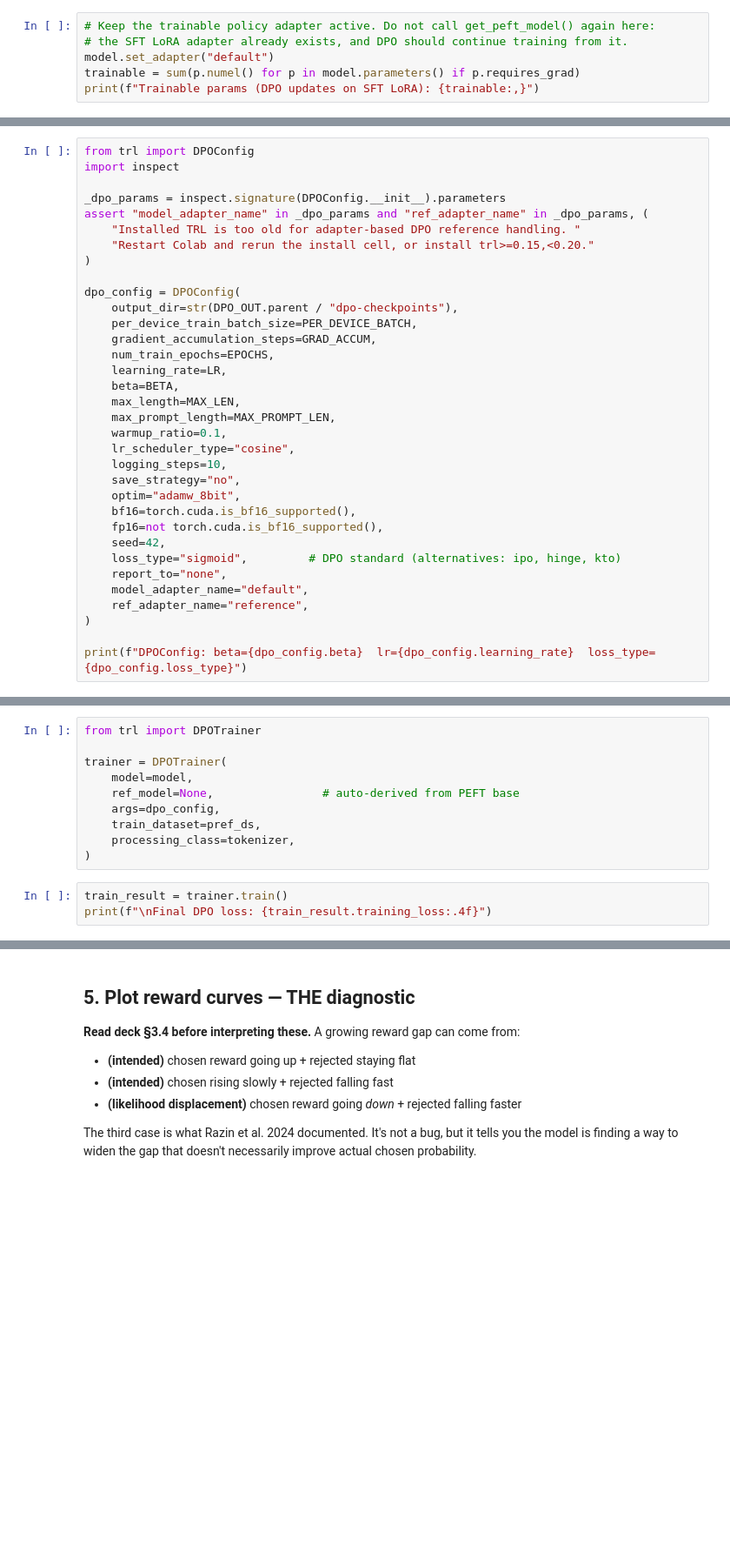
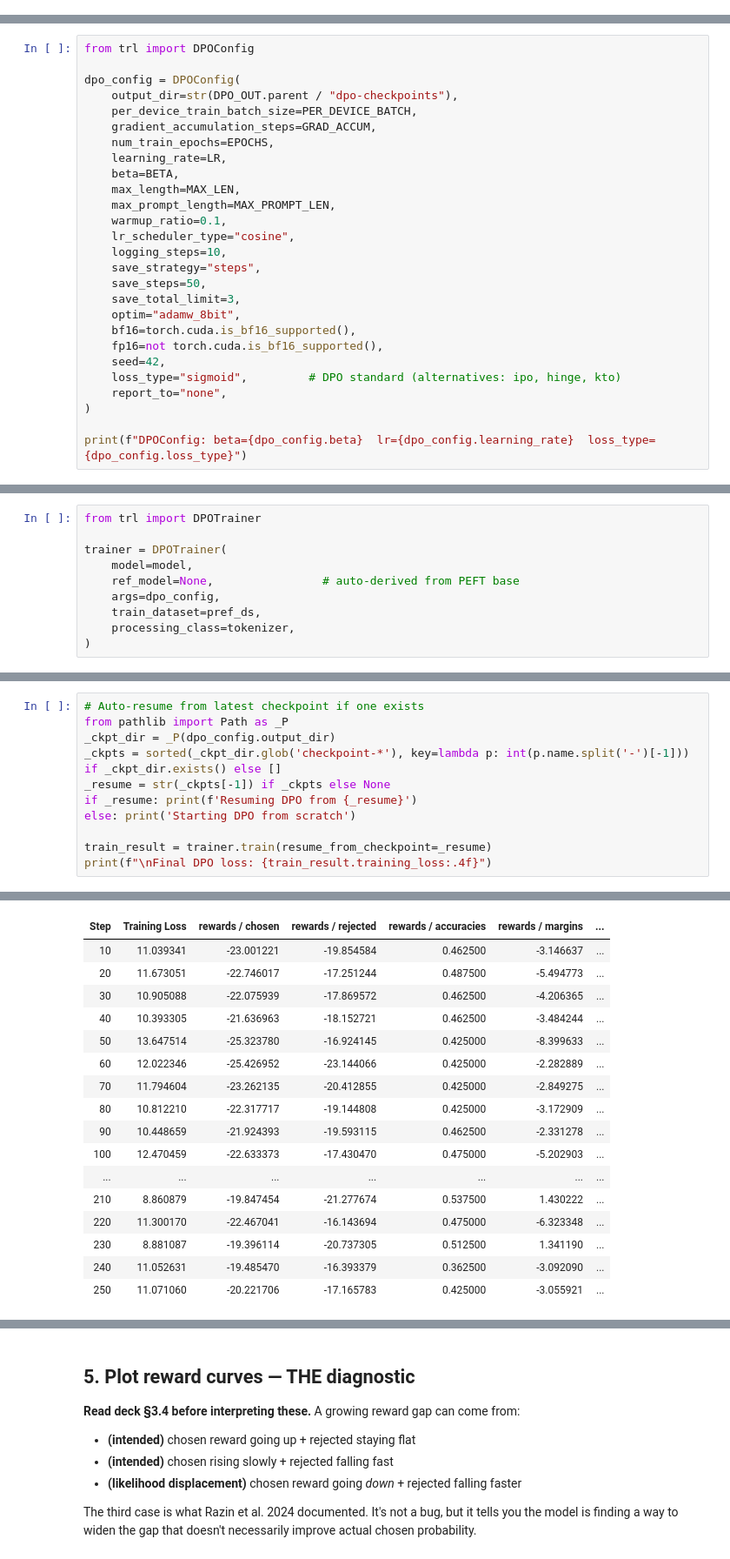
Before and after one commit to dragonboy1206/Day22-2A202600746-HoangLongVu, a Jupyter notebook: colab/Lab22_DPO_T4.ipynb, the cells around one changed output, grey strips where cells are left out. Shown at 87% size. Cells and saved outputs as stored; diff of their text form; blank space fills up the shorter version.

```diff
--- a/colab/Lab22_DPO_T4.ipynb
+++ b/colab/Lab22_DPO_T4.ipynb
@@ -554,6 +721,0 @@ print("Loaded SFT adapter twice: trainable policy='default', frozen reference='r
-# %%
-# Keep the trainable policy adapter active. Do not call get_peft_model() again here:
-# the SFT LoRA adapter already exists, and DPO should continue training from it.
-model.set_adapter("default")
-trainable = sum(p.numel() for p in model.parameters() if p.requires_grad)
-print(f"Trainable params (DPO updates on SFT LoRA): {trainable:,}")
@@ -566,13 +750,6 @@ print(f"Trainable params (DPO updates on SFT LoRA): {trainable:,}")
 ## 2. Build DPOConfig (deck §5.2 hyperparameters)
 # %%
 from trl import DPOConfig
-import inspect
-
-_dpo_params = inspect.signature(DPOConfig.__init__).parameters
-assert "model_adapter_name" in _dpo_params and "ref_adapter_name" in _dpo_params, (
-    "Installed TRL is too old for adapter-based DPO reference handling. "
-    "Restart Colab and rerun the install cell, or install trl>=0.15,<0.20."
-)
 
 dpo_config = DPOConfig(
     output_dir=str(DPO_OUT.parent / "dpo-checkpoints"),
@@ -586,15 +763,15 @@ dpo_config = DPOConfig(
     warmup_ratio=0.1,
     lr_scheduler_type="cosine",
     logging_steps=10,
-    save_strategy="no",
+    save_strategy="steps",
+    save_steps=50,
+    save_total_limit=3,
     optim="adamw_8bit",
     bf16=torch.cuda.is_bf16_supported(),
     fp16=not torch.cuda.is_bf16_supported(),
     seed=42,
     loss_type="sigmoid",         # DPO standard (alternatives: ipo, hinge, kto)
     report_to="none",
-    model_adapter_name="default",
-    ref_adapter_name="reference",
 )
 
 print(f"DPOConfig: beta={dpo_config.beta}  lr={dpo_config.learning_rate}  loss_type={dpo_config.loss_type}")
@@ -618,6 +801,3 @@ trainer = DPOTrainer(
     train_dataset=pref_ds,
     processing_class=tokenizer,
 )
-# %%
-train_result = trainer.train()
-print(f"\nFinal DPO loss: {train_result.training_loss:.4f}")
@@ -623,0 +837,12 @@ print(f"\nFinal DPO loss: {train_result.training_loss:.4f}")
+# %%
+# Auto-resume from latest checkpoint if one exists
+from pathlib import Path as _P
+_ckpt_dir = _P(dpo_config.output_dir)
+_ckpts = sorted(_ckpt_dir.glob('checkpoint-*'), key=lambda p: int(p.name.split('-')[-1])) if _ckpt_dir.exists() else []
+_resume = str(_ckpts[-1]) if _ckpts else None
+if _resume: print(f'Resuming DPO from {_resume}')
+else: print('Starting DPO from scratch')
+
+train_result = trainer.train(resume_from_checkpoint=_resume)
+print(f"\nFinal DPO loss: {train_result.training_loss:.4f}")
+# %% [output]
@@ -623,0 +857,17 @@ print(f"\nFinal DPO loss: {train_result.training_loss:.4f}")
+| Step | Training Loss | rewards / chosen | rewards / rejected | rewards / accuracies | rewards / margins | ... |
+| 10 | 11.039341 | -23.001221 | -19.854584 | 0.462500 | -3.146637 | ... |
+| 20 | 11.673051 | -22.746017 | -17.251244 | 0.487500 | -5.494773 | ... |
+| 30 | 10.905088 | -22.075939 | -17.869572 | 0.462500 | -4.206365 | ... |
+| 40 | 10.393305 | -21.636963 | -18.152721 | 0.462500 | -3.484244 | ... |
+| 50 | 13.647514 | -25.323780 | -16.924145 | 0.425000 | -8.399633 | ... |
+| 60 | 12.022346 | -25.426952 | -23.144066 | 0.425000 | -2.282889 | ... |
+| 70 | 11.794604 | -23.262135 | -20.412855 | 0.425000 | -2.849275 | ... |
+| 80 | 10.812210 | -22.317717 | -19.144808 | 0.425000 | -3.172909 | ... |
+| 90 | 10.448659 | -21.924393 | -19.593115 | 0.462500 | -2.331278 | ... |
+| 100 | 12.470459 | -22.633373 | -17.430470 | 0.475000 | -5.202903 | ... |
+| ... | ... | ... | ... | ... | ... | ... |
+| 210 | 8.860879 | -19.847454 | -21.277674 | 0.537500 | 1.430222 | ... |
+| 220 | 11.300170 | -22.467041 | -16.143694 | 0.475000 | -6.323348 | ... |
+| 230 | 8.881087 | -19.396114 | -20.737305 | 0.512500 | 1.341190 | ... |
+| 240 | 11.052631 | -19.485470 | -16.393379 | 0.362500 | -3.092090 | ... |
+| 250 | 11.071060 | -20.221706 | -17.165783 | 0.425000 | -3.055921 | ... |
```
Also changed, not shown: parts of 52 cells of this notebook, 8 other files.
